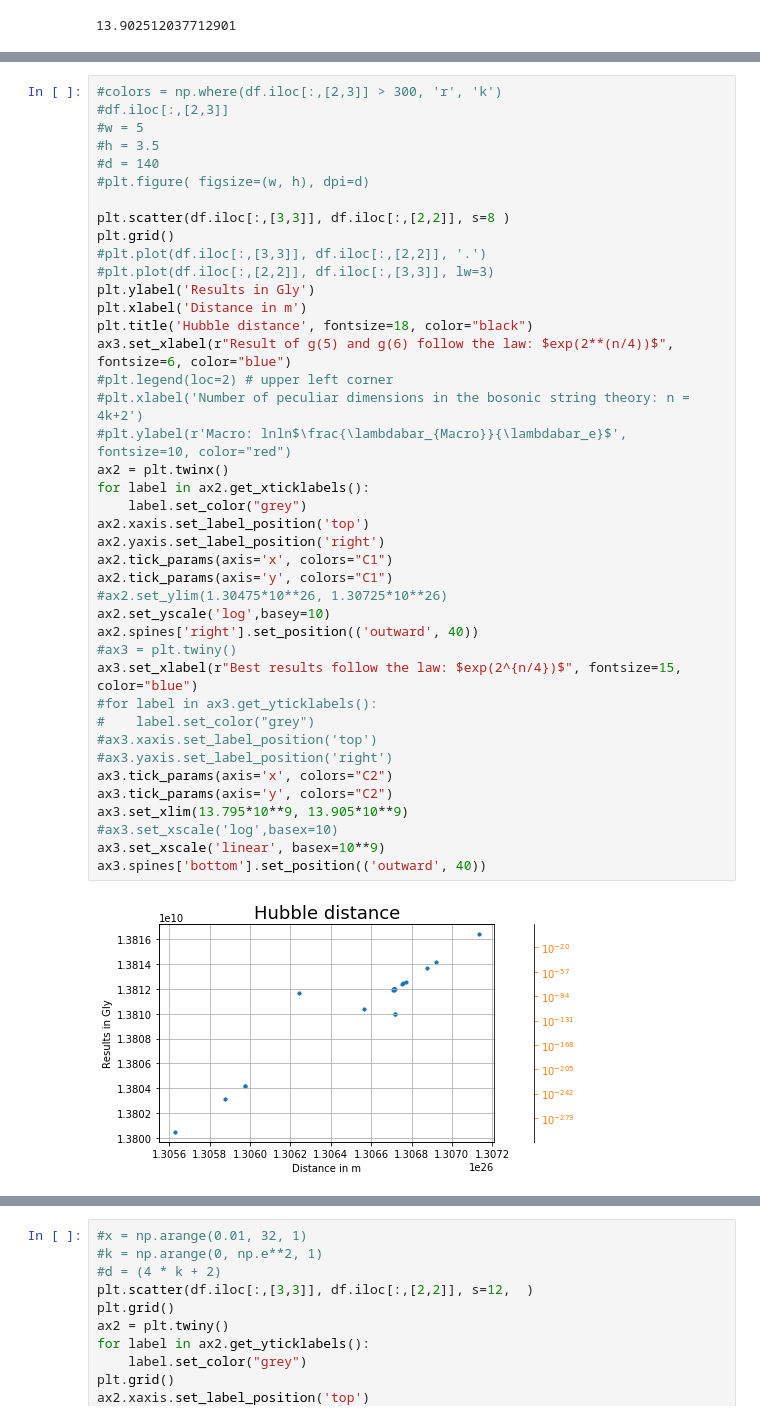
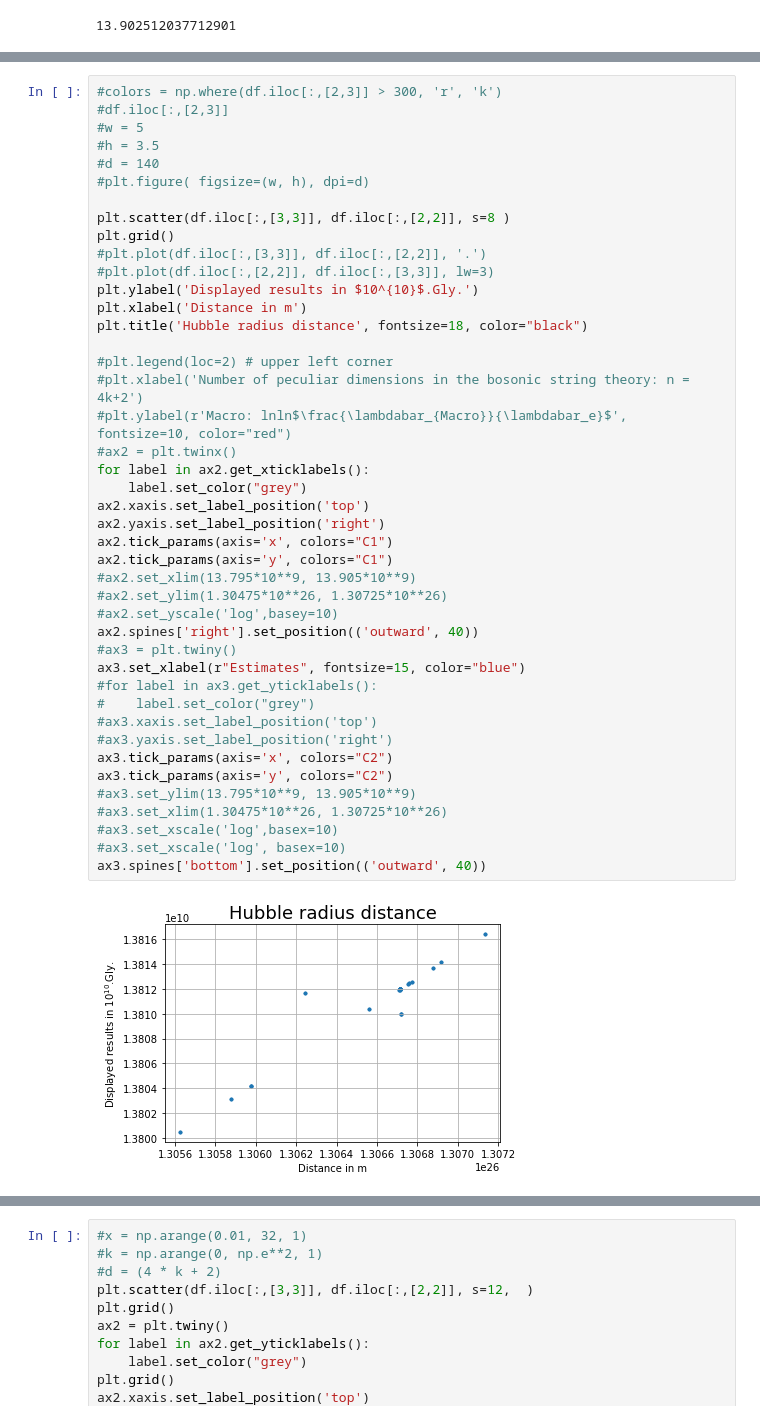
Before and after one commit to LaGuer/hubble-radius, a Jupyter notebook: hubble-radius.ipynb, the cells around one changed output, grey strips where cells are left out. Drawn from its saved outputs; the diff is of its cells as text.

```diff
--- a/hubble-radius.ipynb
+++ b/hubble-radius.ipynb
@@ -355,42 +402,44 @@ max    1.381641e+10  1.307134e+26
 #h = 3.5
 #d = 140
 #plt.figure( figsize=(w, h), dpi=d)
 
 plt.scatter(df.iloc[:,[3,3]], df.iloc[:,[2,2]], s=8 )
 plt.grid()
 #plt.plot(df.iloc[:,[3,3]], df.iloc[:,[2,2]], '.')
 #plt.plot(df.iloc[:,[2,2]], df.iloc[:,[3,3]], lw=3)
-plt.ylabel('Results in Gly')
+plt.ylabel('Displayed results in $10^{10}$.Gly.')
 plt.xlabel('Distance in m')
-plt.title('Hubble distance', fontsize=18, color="black")
-ax3.set_xlabel(r"Result of g(5) and g(6) follow the law: $exp(2**(n/4))$", fontsize=6, color="blue")
+plt.title('Hubble radius distance', fontsize=18, color="black")
+
 #plt.legend(loc=2) # upper left corner
 #plt.xlabel('Number of peculiar dimensions in the bosonic string theory: n = 4k+2')
 #plt.ylabel(r'Macro: lnln$\frac{\lambdabar_{Macro}}{\lambdabar_e}$', fontsize=10, color="red")
-ax2 = plt.twinx()
+#ax2 = plt.twinx()
 for label in ax2.get_xticklabels():
     label.set_color("grey")
 ax2.xaxis.set_label_position('top')
 ax2.yaxis.set_label_position('right')
 ax2.tick_params(axis='x', colors="C1")
 ax2.tick_params(axis='y', colors="C1")
+#ax2.set_xlim(13.795*10**9, 13.905*10**9)
 #ax2.set_ylim(1.30475*10**26, 1.30725*10**26)
-ax2.set_yscale('log',basey=10)
+#ax2.set_yscale('log',basey=10)
 ax2.spines['right'].set_position(('outward', 40))
 #ax3 = plt.twiny()
-ax3.set_xlabel(r"Best results follow the law: $exp(2^{n/4})$", fontsize=15, color="blue")
+ax3.set_xlabel(r"Estimates", fontsize=15, color="blue")
 #for label in ax3.get_yticklabels():
 #    label.set_color("grey")
 #ax3.xaxis.set_label_position('top')
 #ax3.yaxis.set_label_position('right')
 ax3.tick_params(axis='x', colors="C2")
 ax3.tick_params(axis='y', colors="C2")
-ax3.set_xlim(13.795*10**9, 13.905*10**9)
+#ax3.set_ylim(13.795*10**9, 13.905*10**9)
+#ax3.set_xlim(1.30475*10**26, 1.30725*10**26)
 #ax3.set_xscale('log',basex=10)
-ax3.set_xscale('linear', basex=10**9)
+#ax3.set_xscale('log', basex=10)
 ax3.spines['bottom'].set_position(('outward', 40))
 # %% [output]
-[figure, old version]
+[figure, new version]
 # %%
 print(df.describe())
 df.describe();
```
Also changed, not shown: parts of 21 cells of this notebook.
